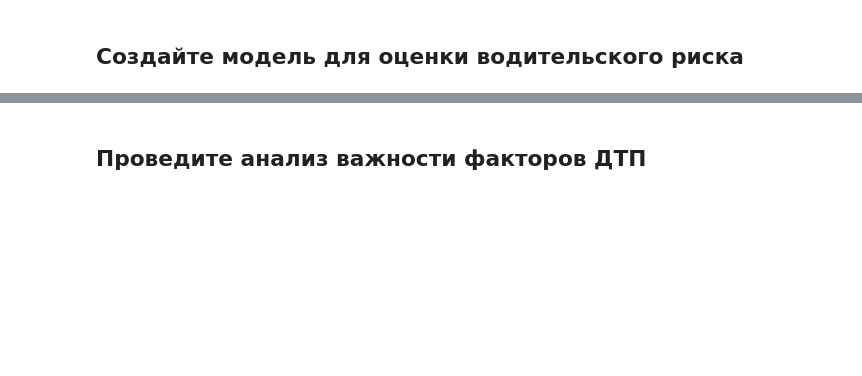
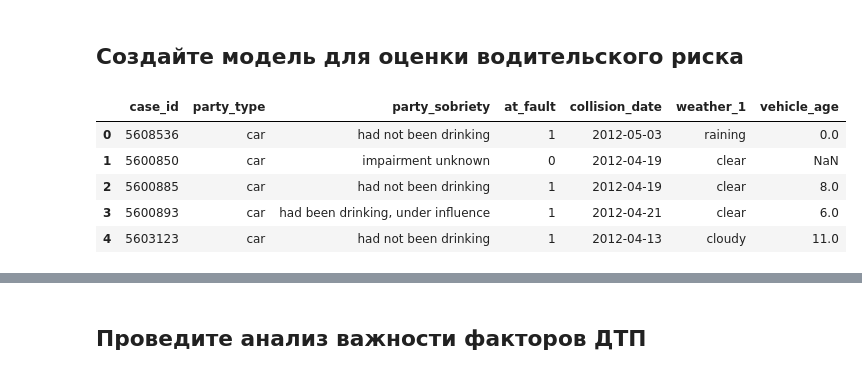
Before and after one commit to vilesova/traffic-accident-prediction-model, a Jupyter notebook: traffic-accident-prediction-model.ipynb, the cells around one changed output, grey strips where cells are left out. Saved outputs shown, nothing was run; the diff lists cells and outputs as text; code cells hidden in the pictures; blank space fills up the shorter version.

```diff
--- a/traffic-accident-prediction-model.ipynb
+++ b/traffic-accident-prediction-model.ipynb
@@ -7,2 +95,24 @@
 # %% [markdown]
 ## Создайте модель для оценки водительского риска
+# %%
+# Запрос для получения данных о водителях автомобилей
+query = """
+SELECT p.case_id, p.party_type, p.party_sobriety, p.at_fault, c.collision_date, c.weather_1, v.vehicle_age
+FROM parties p
+JOIN collisions c ON p.case_id = c.case_id
+JOIN vehicles v ON p.case_id = v.case_id AND p.party_number = v.party_number
+WHERE p.party_type = 'car'
+  AND c.collision_damage != 'SCRATCH'
+  AND EXTRACT(YEAR FROM c.collision_date) = 2012;
+"""
+data_df = pd.read_sql(query, engine)
+
+# Проверка данных
+data_df.head()
+# %% [output]
+|  | case_id | party_type | party_sobriety | at_fault | collision_date | weather_1 | vehicle_age |
+| 0 | 5608536 | car | had not been drinking | 1 | 2012-05-03 | raining | 0.0 |
+| 1 | 5600850 | car | impairment unknown | 0 | 2012-04-19 | clear | NaN |
+| 2 | 5600885 | car | had not been drinking | 1 | 2012-04-19 | clear | 8.0 |
+| 3 | 5600893 | car | had been drinking, under influence | 1 | 2012-04-21 | clear | 6.0 |
+| 4 | 5603123 | car | had not been drinking | 1 | 2012-04-13 | cloudy | 11.0 |
```
Also changed, not shown: parts of 8 cells of this notebook.
